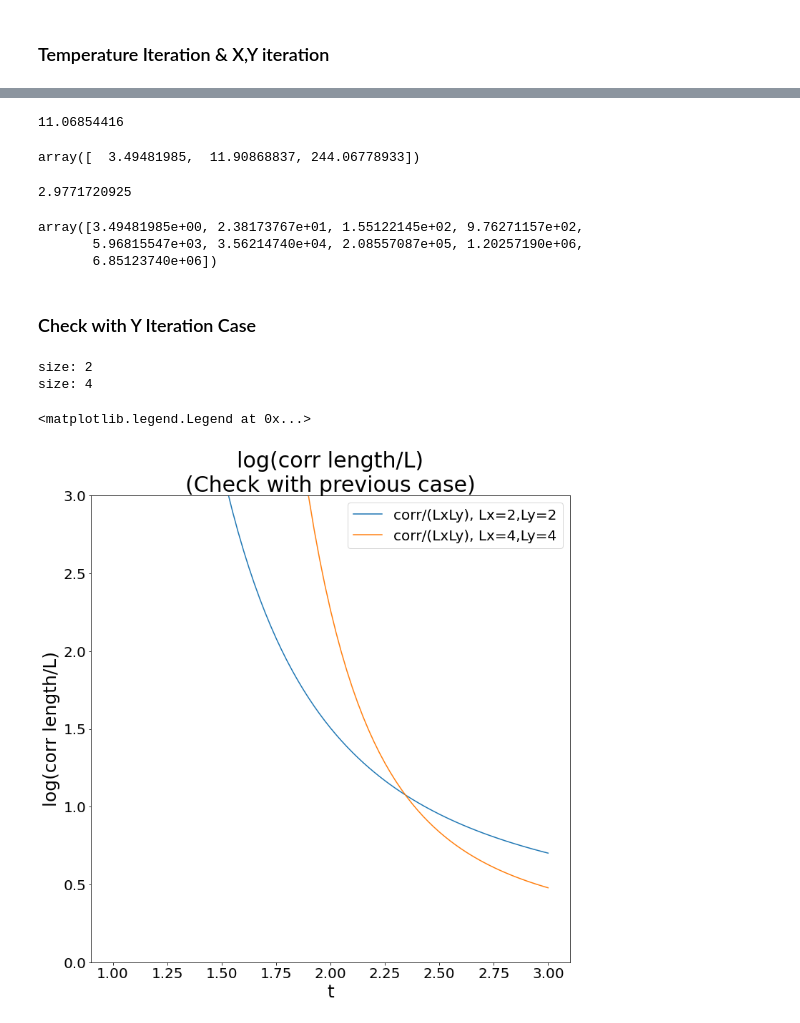
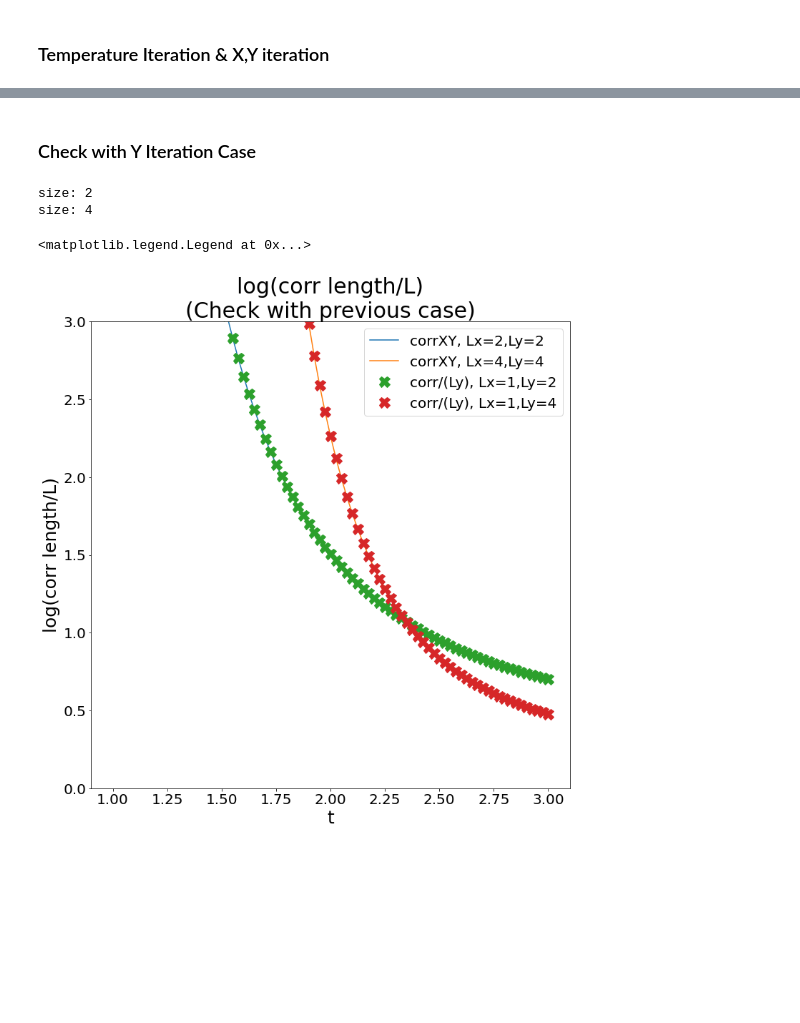
Before and after one commit to aronton/11020PHYS401200-Computational-Physics, a Jupyter notebook: 109022802_2Dising_report_PartC.ipynb, the cells around one changed output, grey strips where cells are left out. Saved outputs shown, nothing was run; the diff lists cells and outputs as text; code cells hidden in the pictures; blank space fills up the shorter version.

```diff
--- a/109022802_2Dising_report_PartC.ipynb
+++ b/109022802_2Dising_report_PartC.ipynb
@@ -383,7 +383,7 @@ plt.figure(figsize = (12,12))
 plt.title("corr length/L vs temperature", fontsize = 30)
 
 for l in range(1,len(Lylist)):
-    plt.plot(t[:], corr1[l,:]/Lylist[l], label = "Ly%d" %(Lylist[l]))
+    plt.plot(t[:], corr[l,:]/Lylist[l], label = "Ly%d" %(Lylist[l]))
 
 plt.xlim(2,3)
 plt.xticks(fontsize = 20 )
@@ -615,0 +668,15 @@ plt.legend(loc = "best", fontsize=20)
+# %%
+def func(x, a, mu, pc):
+    return a * x ** mu + pc
+
+popt, pcov = curve_fit(func, L_inverse, Xintersection, maxfev=40000)
+y = func(L_inverse[:],*popt)
+
+plt.figure(figsize=(12,12))
+plt.plot(L_inverse[:],y[:],"-x", label = "fitting : $%.4f*x^{%.4f}+%.4f$" %(popt[0],popt[1],popt[2]),markersize=25)
+plt.plot(L_inverse,Xintersection,"-o", label = "intersec",markersize=16)
+plt.title("Expolation of Intersection \n $T_c$ = 2/log(1+$\sqrt{2}$)", fontsize = 20)
+plt.axhline(y=2/np.log(1 + np.sqrt(2)), ls = "--", linewidth = 5 ,label = "Tc = 2/np.log(1 + np.sqrt(2) = %.4f" %(2/np.log(1 + np.sqrt(2))))
+plt.xlabel("1/L", fontsize = 20)
+plt.ylabel("T", fontsize = 20)
+plt.legend(loc = "best", fontsize=20)
@@ -660,7 +730,7 @@ EIGVLE_dic_XY[(4,4)] [6.19870084e-04 5.00396552e-03 1.91405191e-01 1.91405191e-0
 # %% [markdown]
 ### Temperature Iteration & X,Y iteration
 # %%
-Llist = [1,2,4]
+Llist = [1,2,4,8]
 t = np.linspace(1,3,81)
 
 corrXY = np.zeros((len(Llist),len(t)),dtype=float)
@@ -682,9 +752,11 @@ for t_i in range(len(t)):
         Ly = Llist[y_i]
         if(y_i==0):
             Uni_T_temp = Uni_T.clone()
-            Uni_T_dic_XY[(Ly,Ly)] = Uni_T_temp3.clone()
-            Uni_T_trace_dic_XY[(Ly,Ly)] = Uni_T_temp3.Trace(0,3).clone()
-            EIGVLE_T_trace, v = la.eigh(Uni_T_temp3.Trace(0,3).get_block().numpy())
+            if(t_i==0):
+                print("LxLy:",Ly,Ly)
+            Uni_T_dic_XY[(Ly,Ly)] = Uni_T_temp.clone()
+            Uni_T_trace_dic_XY[(Ly,Ly)] = Uni_T_temp.Trace(0,3).clone()
+            EIGVLE_T_trace, v = la.eigh(Uni_T_temp.Trace(0,3).get_block().numpy())
             EIGVLE_dic_XY[(Ly,Ly)] = EIGVLE_T_trace
             LambdaXY[y_i,0] = np.sort(EIGVLE_dic_XY[(Ly,Ly)])[-1]
             LambdaXY[y_i,1] = np.sort(EIGVLE_dic_XY[(Ly,Ly)])[-2]
@@ -697,6 +769,10 @@ for t_i in range(len(t)):
             # corr[y_i,t_i] = 1/(E1-E0)
             # corr1[y_i,t_i] = 1/(np.log(Lambda[y_i,0]/Lambda[y_i,1]))
         else:
+            if(t_i==0):
+                print("LxLy:",Ly,Ly)
+            if(Ly>4):
+                Uni_T_temp = Uni_T_temp/np.max(Uni_T_temp.get_block().numpy())
             Uni_T_temp_TD = Uni_T_temp.clone()
             Uni_T_temp_TU = Uni_T_temp.clone()
             Uni_T_temp_TL = Ymerge(Uni_T_temp_TU,Uni_T_temp_TD)
@@ -733,45 +798,27 @@ array([-0.05368136,  1.02735539,  1.92124545,  2.76713604,  3.59653408,
-# %%
-2.76713604*4
-# %% [output]
-11.06854416
-# %%
-corrXY[:,1]
-# %% [output]
-array([  3.49481985,  11.90868837, 244.06778933])
-# %%
-11.90868837/4
-# %% [output]
-2.9771720925
-# %%
-corr[:,1]
-# %% [output]
-array([3.49481985e+00, 2.38173767e+01, 1.55122145e+02, 9.76271157e+02,
-       5.96815547e+03, 3.56214740e+04, 2.08557087e+05, 1.20257190e+06,
-       6.85123740e+06])
 # %% [markdown]
 ### Check with Y Iteration Case
 # %%
 plt.figure(figsize = (12,12))
 plt.title("log(corr length/L)\n(Check with previous case)", fontsize = 30)
 
 for l in range(1,3):
     size = Llist[l]
     print("size:", size)
-    plt.plot(t[:], corrXY[l,:], label = "corr/(LxLy), Lx=%d,Ly=%d" %(size,size))
+    plt.plot(t[:], corrXY[l,:], label = "corrXY, Lx=%d,Ly=%d" %(size,size))
 
-# for l in range(1,len(Llist)):
-#     size = Llist[l]
-#     plt.plot(t[:], corr[size-1,:]/(size), "X", markersize = 15, label = "corr/(Ly), Lx=1,Ly=%d" %(size) )
+for l in range(1,len(Llist)):
+    size = Llist[l]
+    plt.plot(t[:], corr[size-1,:]/(size), "X", markersize = 15, label = "corr/(Ly), Lx=1,Ly=%d" %(size) )
 
 # plt.xlim(2.2,2.3)
 plt.xticks(fontsize = 20 )
 plt.xlabel("t",fontsize = 25)
 plt.ylim(0,3)
 plt.yticks(fontsize = 20 )
 plt.ylabel("log(corr length/L)",fontsize = 25)
 plt.legend(fontsize = 20)
 # %% [output]
 size: 2
 size: 4
 <matplotlib.legend.Legend at 0x...>
-[figure, old version]
+[figure, new version]
```
Also changed, not shown: parts of 19 cells of this notebook, 1 other file.
